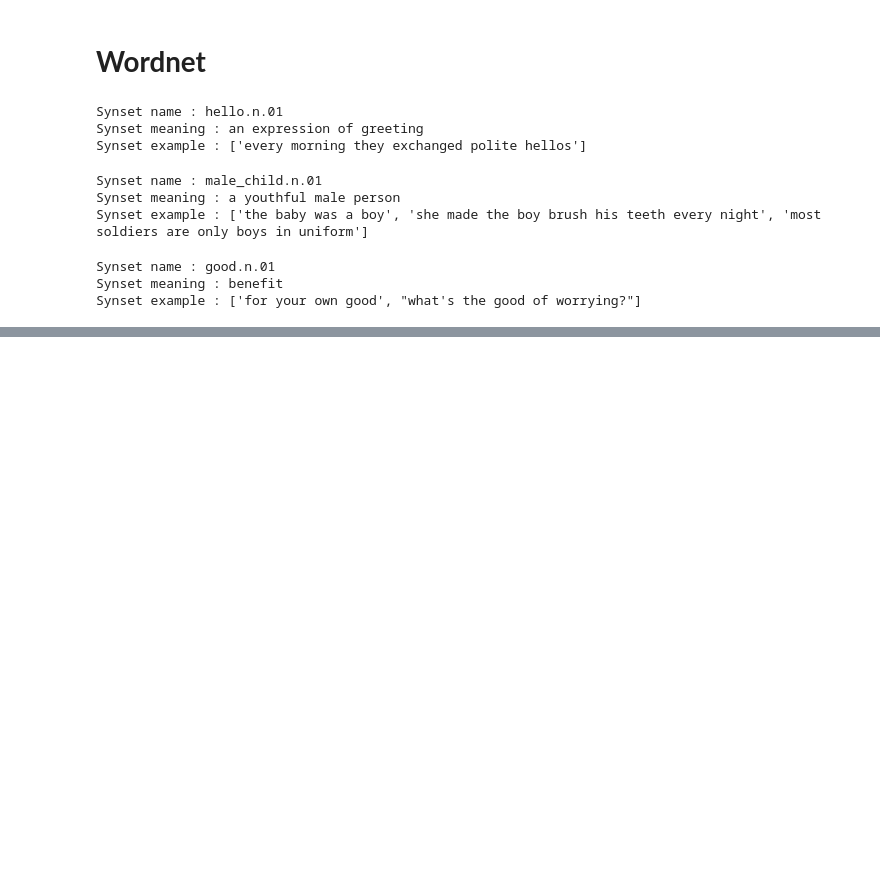
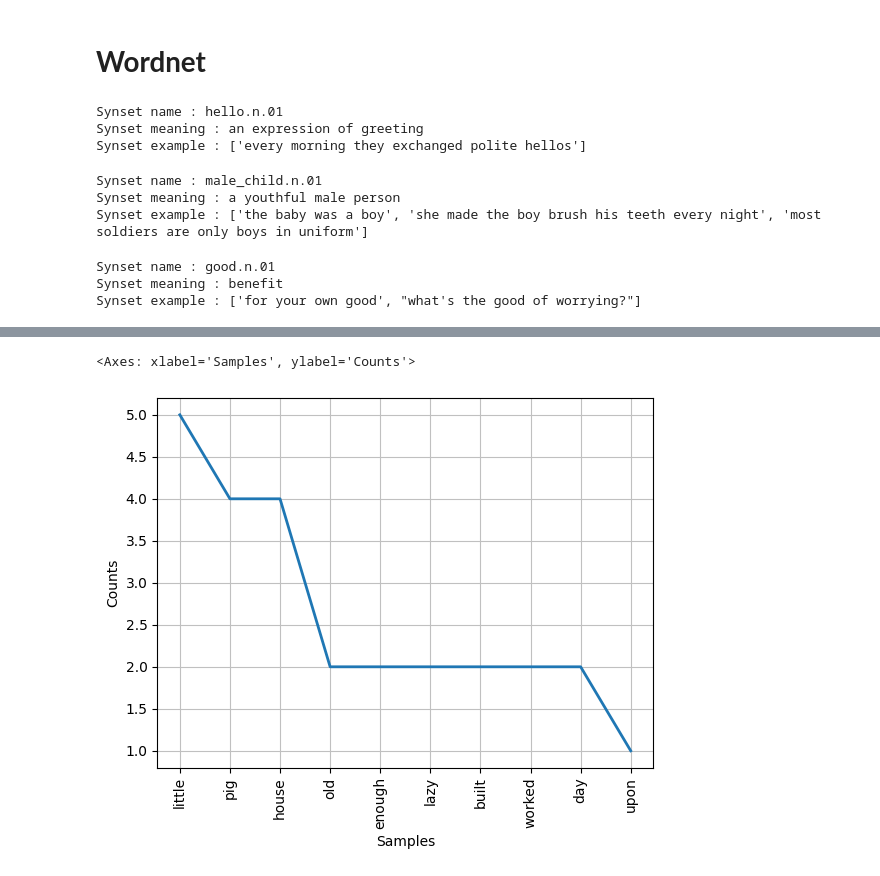
Before and after one commit to lokeshneerasa/NLP, a Jupyter notebook: NLP.ipynb, the cells around one changed output, grey strips where cells are left out. Drawn from its saved outputs; the diff is of its cells as text; code cells hidden in the pictures; blank space fills up the shorter version.

```diff
--- a/NLP.ipynb
+++ b/NLP.ipynb
@@ -450,0 +630,8 @@ Synset example : ['for your own good', "what's the good of worrying?"]
+# %%
+#8.List of the stop words
+import nltk
+nltk.download('punkt_tab')
+nltk.download('stopwords')
+from nltk.corpus import stopwords
+stopwords=stopwords.words('english')
+print(stopwords)
@@ -450,0 +714,33 @@ Synset example : ['for your own good', "what's the good of worrying?"]
+# %%
+#11.Plotting the useful words
+import nltk
+from nltk import word_tokenize
+from nltk.probability import FreqDist
+import matplotlib.pyplot as plt
+from nltk.corpus import stopwords
+nltk.download("punkt_tab")
+
+data = open("story_input.txt")
+text = data.read()
+
+stopwords = stopwords.words('english')
+words = word_tokenize(text)
+
+words_no_punc = []
+
+for w in words:
+ if w.isalpha():
+  words_no_punc.append(w.lower())
+
+
+clean_words = []
+
+for w in words_no_punc:
+ if w not in stopwords:
+  clean_words.append(w)
+
+
+fdist = FreqDist(clean_words)
+fdist.most_common(10)
+fdist.plot(10)
+# %% [output]
@@ -450,0 +749,2 @@ Synset example : ['for your own good', "what's the good of worrying?"]
+<Axes: xlabel='Samples', ylabel='Counts'>
+[figure, added]
```
Also changed, not shown: parts of 16 cells of this notebook.
